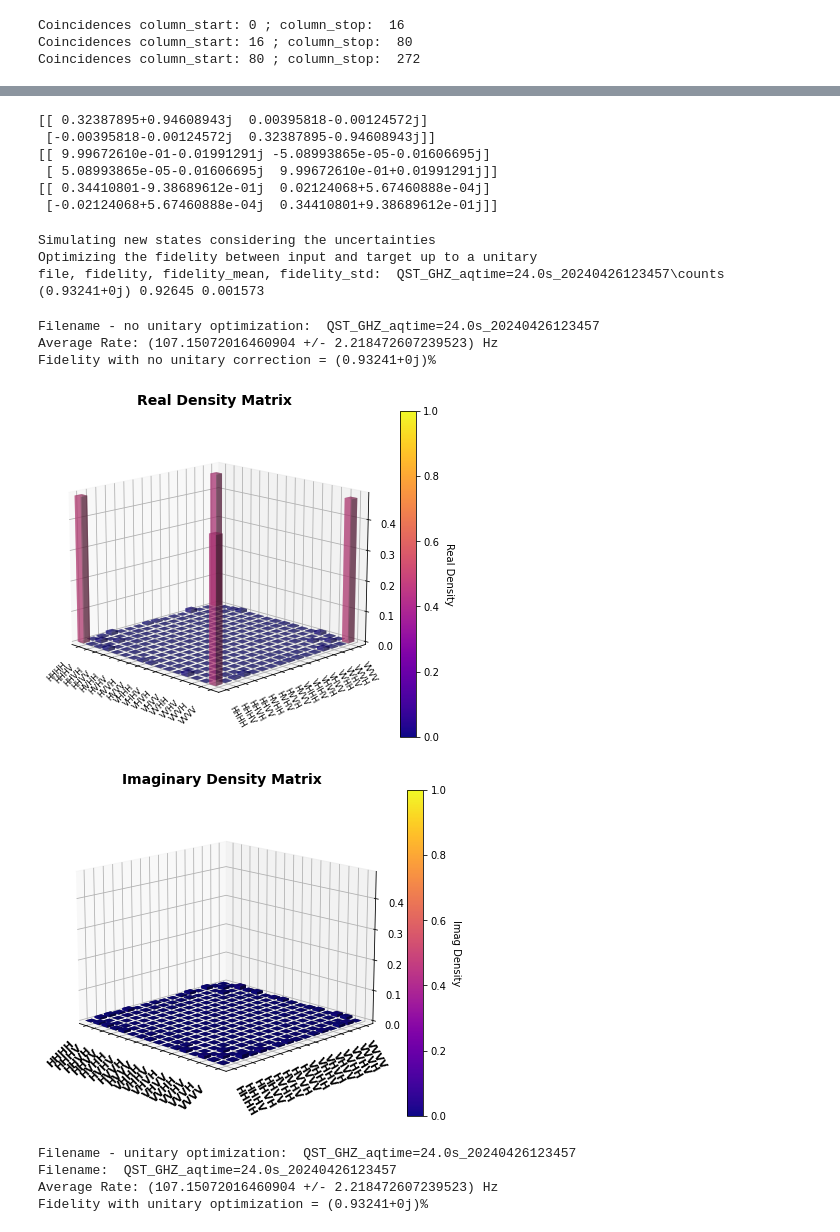
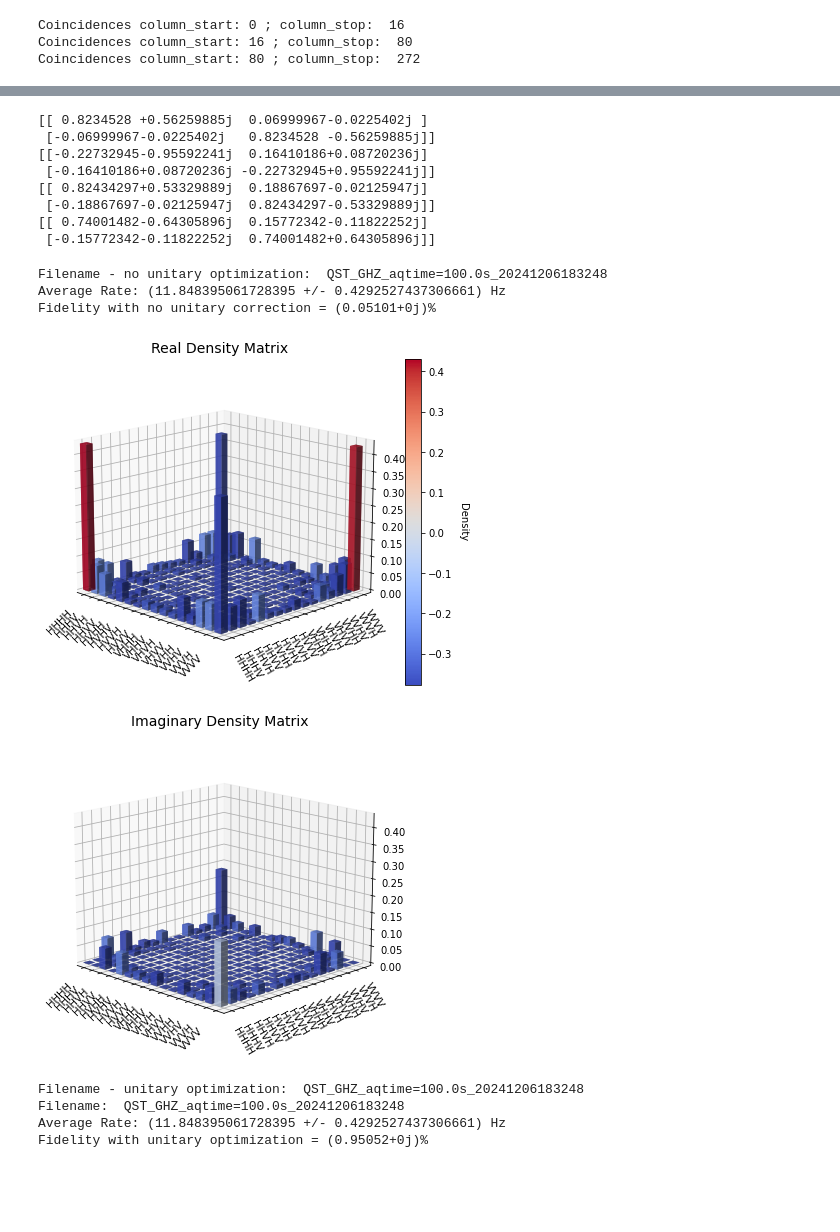
Before and after one commit to LauraMartins11/Multiphoton-Experiment, a Jupyter notebook: Quantum State Tomography GHZ.ipynb, the cells around one changed output, grey strips where cells are left out. Saved outputs shown, nothing was run; the diff lists cells and outputs as text; code cells hidden in the pictures; blank space fills up the shorter version.

```diff
--- a/Quantum State Tomography GHZ.ipynb
+++ b/Quantum State Tomography GHZ.ipynb
@@ -39,10 +34,8 @@ from pathlib import Path
 import fnmatch
 # %%
 working_dir = os.getcwd()
-# os.getcwd()+'\StateTomoData'
-#working_dir_data = r"C:\Users\Experience\Desktop\Multipartite Entanglement Experiment\Data\QST"
-working_dir_data = r"D:\Data\QST"
-file ="QST_GHZ_aqtime=24.0s_20240426123457"
+working_dir_data = r"C:\Users\Experience\Desktop\Multipartite Entanglement Experiment\Data\QST"
+file ="QST_GHZ_aqtime=100.0s_20241206183248"
 # %%
 ######################################################################################################
 #----- COUNTING THE FILES AND SAVING THEM IN AN ARRAY TO MAKES THE REST OF THE ANALYSIS EASIER -------
@@ -194,7 +178,7 @@ for index in range(len(index_to_file)):
     xp_counts_6_emissions=np.array(np.transpose(counts_aux_6_emissions))
 
     statetomo.append(LRETomography(int(qubit_number), xp_counts, xp_counts_5_emissions,xp_counts_6_emissions))
-    statetomo[-1].run(correct_eff=efficiencies,correct_double_emission_eff=efficiencies_5_emissions, four_emission_eff=efficiencies_6_emissions,GHZ = True)
+    statetomo[-1].run(correct_eff=efficiencies)# ,correct_double_emission_eff=efficiencies_5_emissions,correct_double_emission=None, four_emission_eff=None,GHZ = True)
     xp_counts_corrected_with_eff.append(statetomo[-1].xp_counts)
 
     state.append(statetomo[-1])
@@ -236,11 +207,11 @@ states=state
 fid=np.zeros((n_files))
 optimized_matrix=np.zeros((n_files,2**qubit_number,2**qubit_number), dtype='complex')
 
-guess=np.zeros(3*(qubit_number-1))
-bounds=[(-np.pi,np.pi)]*3*(qubit_number-1)
+guess=np.zeros(3*(qubit_number))
+bounds=[(-np.pi,np.pi)]*3*(qubit_number)
 results = []
 
-opt=Optimizer(guess, function_fidelity_U, results=FidelityResults)
+opt=Optimizer(guess, function_fidelity_U4, results=FidelityResults)
 for index in range(len(states)):
     result=opt.optimize(qubit_number,states[index].state, bell, bounds=bounds)
     results.append(result)
@@ -250,18 +219,21 @@ for index in range(len(states)):
 print(results[-1].u1)
 print(results[-1].u2)
 print(results[-1].u3)
+print(results[-1].u4)
 # %% [output]
-[[ 0.32387895+0.94608943j  0.00395818-0.00124572j]
- [-0.00395818-0.00124572j  0.32387895-0.94608943j]]
-[[ 9.99672610e-01-0.01991291j -5.08993865e-05-0.01606695j]
- [ 5.08993865e-05-0.01606695j  9.99672610e-01+0.01991291j]]
-[[ 0.34410801-9.38689612e-01j  0.02124068+5.67460888e-04j]
- [-0.02124068+5.67460888e-04j  0.34410801+9.38689612e-01j]]
+[[ 0.8234528 +0.56259885j  0.06999967-0.0225402j ]
+ [-0.06999967-0.0225402j   0.8234528 -0.56259885j]]
+[[-0.22732945-0.95592241j  0.16410186+0.08720236j]
+ [-0.16410186+0.08720236j -0.22732945+0.95592241j]]
+[[ 0.82434297+0.53329889j  0.18867697-0.02125947j]
+ [-0.18867697-0.02125947j  0.82434297-0.53329889j]]
+[[ 0.74001482-0.64305896j  0.15772342-0.11822252j]
+ [-0.15772342-0.11822252j  0.74001482+0.64305896j]]
 # %%
 ##########################################################
 #------------ ERRORS Input with BELL STATE---------------#
 ##########################################################
-error_runs=100
+error_runs=1
 
 U=[]
 bell_aux=[]
@@ -275,40 +247,36 @@ for index in range(len(states)):
     target=bellmatrix
     U.append(results[index].u)
     target_ini.append(np.transpose(np.conjugate(U[-1]))@bellmatrix@U[-1])
-    target_ini.append(bellmatrix)
 
-    states[index].calculate_fidelity_error(players, error_runs, opt, target, optimization=True, bounds=bounds)
 
-    print('file, fidelity, fidelity_mean, fidelity_std: ',
-          states_file[index], np.round(states[index].state.fidelity(target_ini[-1]),5), -np.round(states[index].fidelity_mu,5),
-          np.round(states[index].fidelity_std,6), '\n')
+    # states[index].calculate_fidelity_error(players, error_runs, opt, target, optimization=True, bounds=bounds)
+
+    # print('file, fidelity, fidelity_mean, fidelity_std: ',
+    #       states_file[index], np.round(states[index].state.fidelity(target_ini[-1]),5), -np.round(states[index].fidelity_mu,5),
+    #       np.round(states[index].fidelity_std,6), '\n')
-# %% [output]
-Simulating new states considering the uncertainties
-Optimizing the fidelity between input and target up to a unitary
-file, fidelity, fidelity_mean, fidelity_std:  QST_GHZ_aqtime=24.0s_20240426123457\counts (0.93241+0j) 0.92645 0.001573
 # %%
 ##########################################################
 #--------------- PLOTTING DENSITY MATRIX-----------------#
 ##########################################################
 print("Filename - no unitary optimization: ", file)
-aq_time=24 #in seconds
+aq_time=100 #in seconds
 print(f"Average Rate: ({np.average(total_per_basis)/aq_time} +/- {np.std(total_per_basis)/aq_time}) Hz")
 print(f"Fidelity with no unitary correction = {np.round(states[-1].state.fidelity(bellmatrix),5)}%")
-state[-1].state.plot_dm()
+state[-1].state.plot_dm(cbar_real=True, cbar_im=False, save_pdf=None, save_svg=None)
 
 print("Filename - unitary optimization: ", file)
 print("Filename: ", file)
 
 print(f"Average Rate: ({np.average(total_per_basis)/aq_time} +/- {np.std(total_per_basis)/aq_time}) Hz")
 print(f"Fidelity with unitary optimization = {np.round(states[index].state.fidelity(target_ini[-1]),5)}%")
-results[-1].optimized_state.plot_dm()
+results[-1].optimized_state.plot_dm(cbar_real=True, cbar_im=False, save_pdf=None, save_svg=None)
 # %% [output]
-Filename - no unitary optimization:  QST_GHZ_aqtime=24.0s_20240426123457
-Average Rate: (107.15072016460904 +/- 2.218472607239523) Hz
-Fidelity with no unitary correction = (0.93241+0j)%
+Filename - no unitary optimization:  QST_GHZ_aqtime=100.0s_20241206183248
+Average Rate: (11.848395061728395 +/- 0.4292527437306661) Hz
+Fidelity with no unitary correction = (0.05101+0j)%
-[figure, old version]
+[figure, new version]
-[figure, old version]
+[figure, new version]
-Filename - unitary optimization:  QST_GHZ_aqtime=24.0s_20240426123457
-Filename:  QST_GHZ_aqtime=24.0s_20240426123457
-Average Rate: (107.15072016460904 +/- 2.218472607239523) Hz
-Fidelity with unitary optimization = (0.93241+0j)%
+Filename - unitary optimization:  QST_GHZ_aqtime=100.0s_20241206183248
+Filename:  QST_GHZ_aqtime=100.0s_20241206183248
+Average Rate: (11.848395061728395 +/- 0.4292527437306661) Hz
+Fidelity with unitary optimization = (0.95052+0j)%
```
Also changed, not shown: parts of 28 cells of this notebook, 4 other files.
